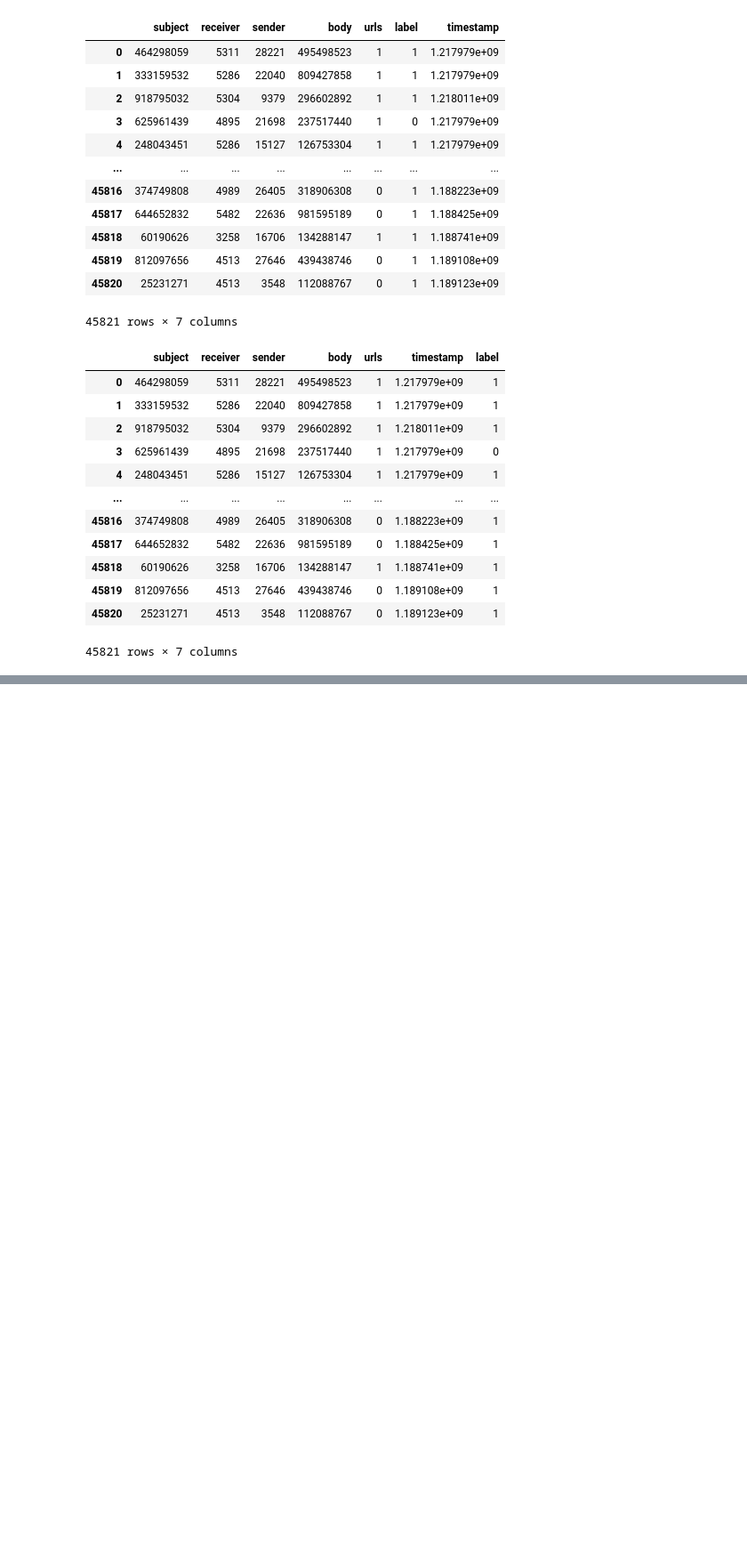
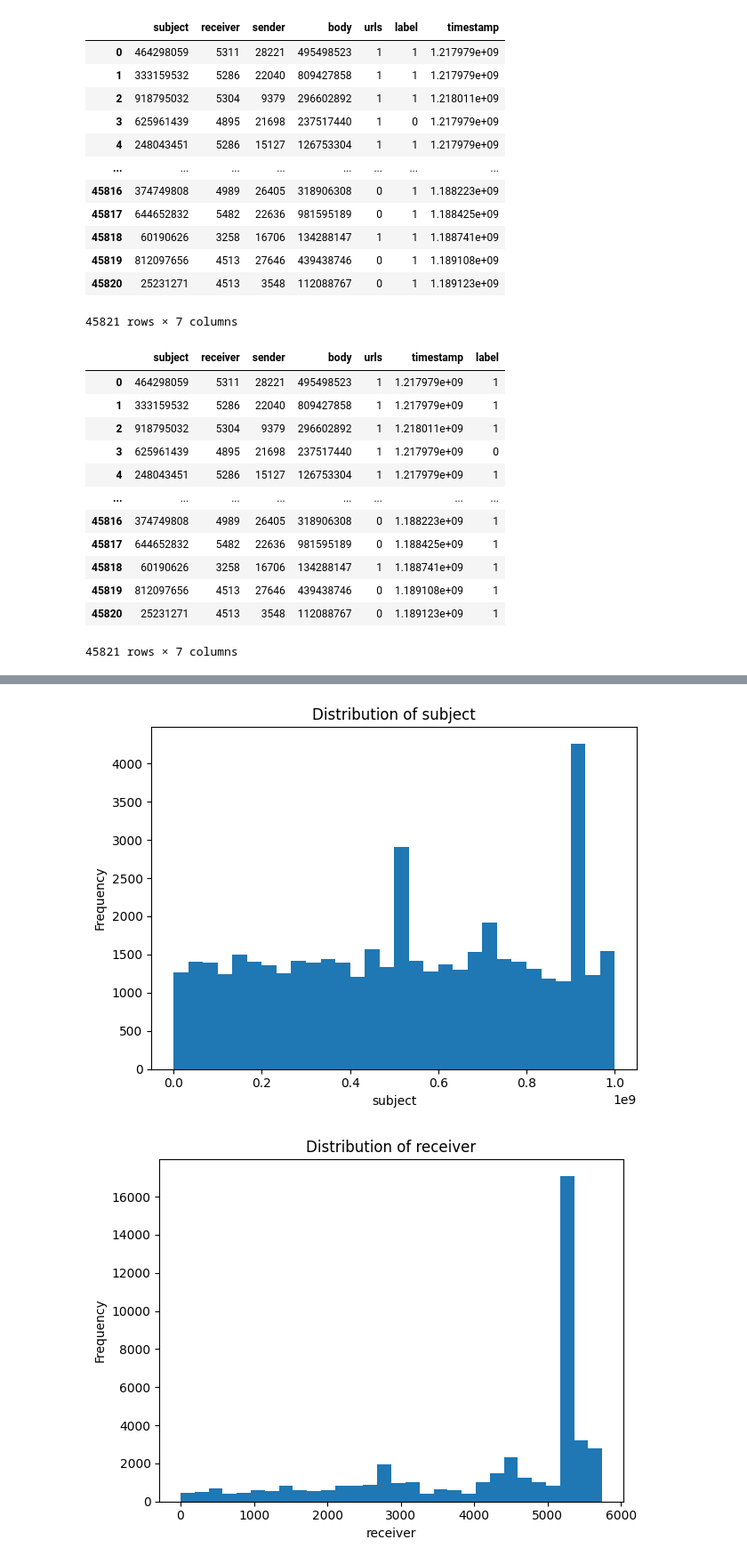
Before and after one commit to surya211099/DetectingPhishingEmail, a Jupyter notebook: DetectPhishingMail.ipynb, the cells around one changed output, grey strips where cells are left out. Shown: that part at 89% size. Drawn from its saved outputs; the diff is of its cells as text; code cells hidden in the pictures; blank space fills up the shorter version.

```diff
--- a/DetectPhishingMail.ipynb
+++ b/DetectPhishingMail.ipynb
@@ -257,0 +304,27 @@ df
+# %%
+import pandas as pd
+import matplotlib.pyplot as plt
+
+# Load CSV
+df = pd.read_csv("/content/drive/MyDrive/Dessertation/phishing_numeric_dataset.csv")
+
+for col in df.columns:
+    plt.figure()
+
+    if pd.api.types.is_numeric_dtype(df[col]):
+        plt.hist(df[col].dropna(), bins=30)
+        plt.xlabel(col)
+        plt.ylabel("Frequency")
+        plt.title(f"Distribution of {col}")
+
+    else:
+        df[col].value_counts().plot(kind="bar")
+        plt.xlabel(col)
+        plt.ylabel("Count")
+        plt.title(f"Distribution of {col}")
+
+    plt.tight_layout()
+    plt.show()
+# %% [output]
+[figure, added]
+[figure, added]
```
Also changed, not shown: parts of 3 cells of this notebook.
